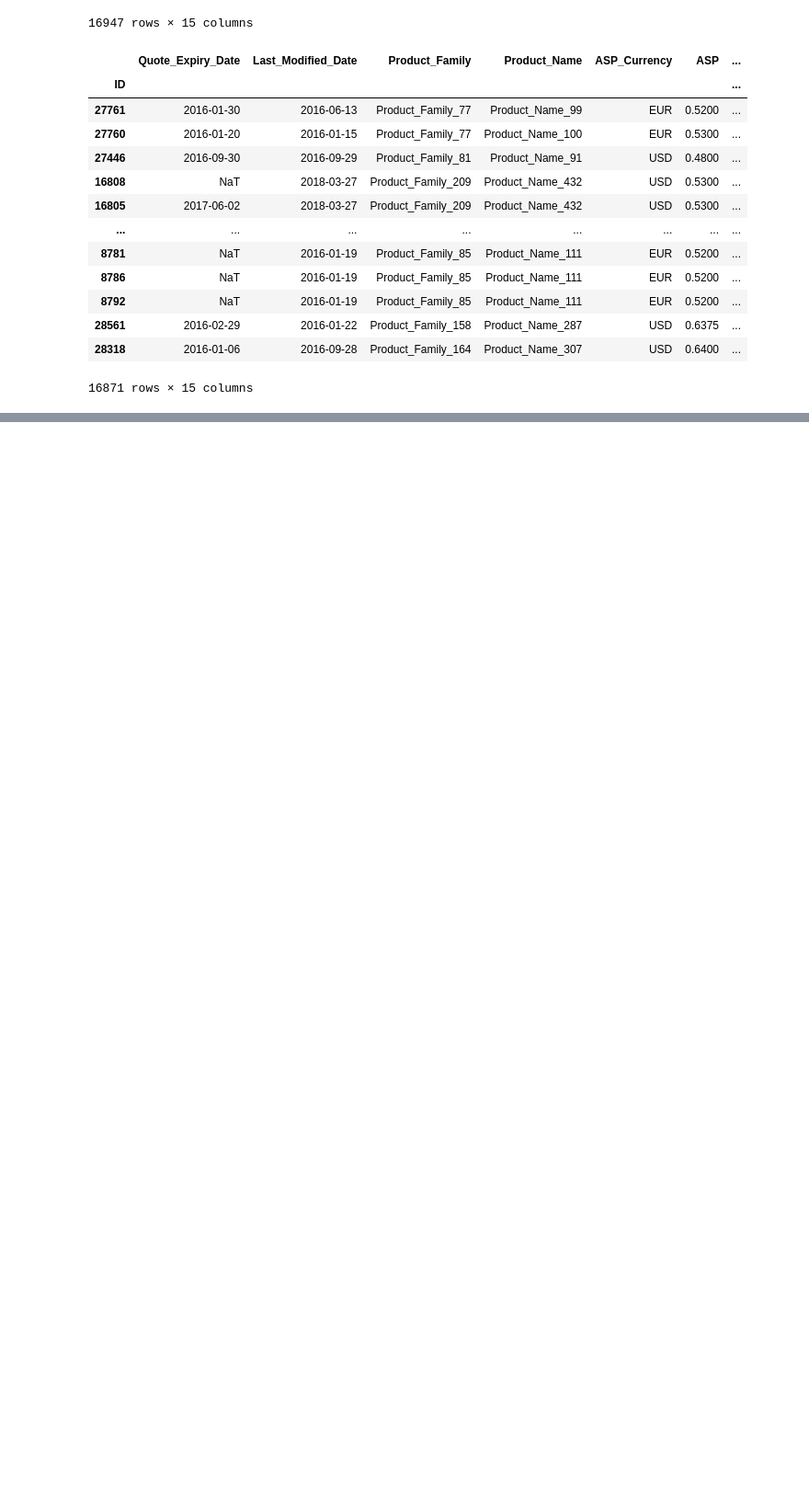
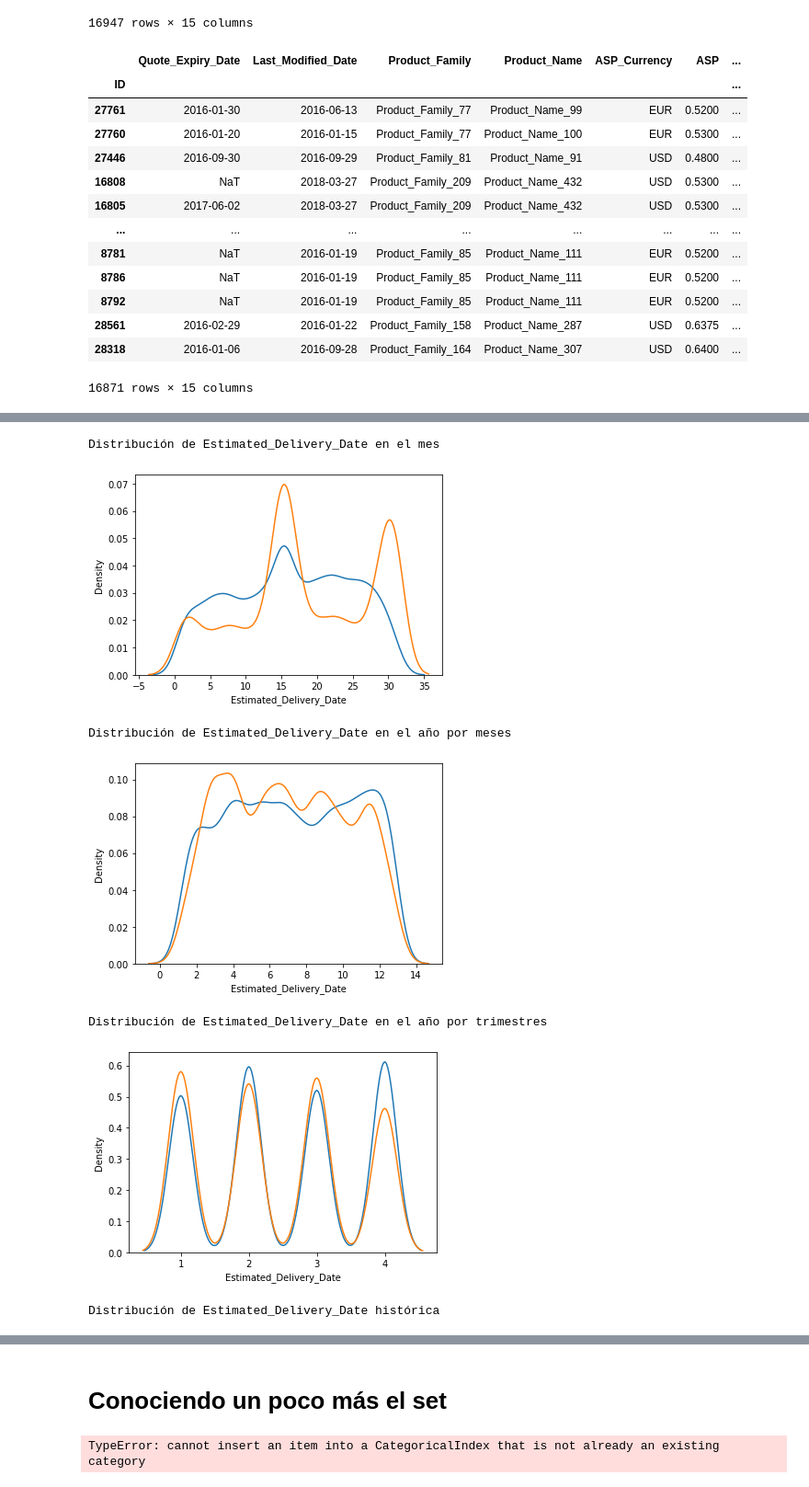
Before and after one commit to fede-alt/datos_2c2020_tp1, a Jupyter notebook: Pruebas/Pruebas_Tomi.ipynb, the cells around one changed output, grey strips where cells are left out. Shown at 92% size. Cells and saved outputs as stored; diff of their text form; code cells hidden in the pictures; blank space fills up the shorter version.

```diff
--- a/Pruebas/Pruebas_Tomi.ipynb
+++ b/Pruebas/Pruebas_Tomi.ipynb
@@ -323 +333,39 @@ Distribución de Closed Won en el año por meses
 ... (4 outputs left out)
+# %%
+# Distribución de los días del mes en que se estima "Delivery_Date"
+
+won = tomi_subset.loc[tomi_subset["Stage"]=="Closed Won","Estimated_Delivery_Date"]
+lost = tomi_subset.loc[tomi_subset["Stage"]=="Closed Lost","Estimated_Delivery_Date"]
+
+print("Distribución de Estimated_Delivery_Date en el mes")
+sns.kdeplot(pd.to_numeric(won.dt.day).dropna())
+sns.kdeplot(pd.to_numeric(lost.dt.day).dropna())
+plt.show()
+
+print("Distribución de Estimated_Delivery_Date en el año por meses")
+data = ( pd.to_numeric(won.dt.month) + pd.to_numeric(won.dt.day)/30).dropna()
+sns.kdeplot(data)
+data = (pd.to_numeric(lost.dt.month) + pd.to_numeric(lost.dt.day)/30).dropna()
+sns.kdeplot(data)
+plt.show()
+
+print("Distribución de Estimated_Delivery_Date en el año por trimestres")
+sns.kdeplot(pd.to_numeric(won.dt.quarter).dropna())
+sns.kdeplot(pd.to_numeric(lost.dt.quarter).dropna())
+
+plt.show()
+
+print("Distribución de Estimated_Delivery_Date histórica")
+data = (pd.to_numeric(won.dt.year) + pd.to_numeric(won.dt.month)/12 + pd.to_numeric(won.dt.day)/365).dropna()
+sns.kdeplot(data)
+data = (pd.to_numeric(lost.dt.year) + pd.to_numeric(lost.dt.month)/12 + pd.to_numeric(lost.dt.day)/365).dropna()
+sns.kdeplot(data)
+plt.show()
+# %% [output]
+Distribución de Estimated_Delivery_Date en el mes
+[figure, added]
+Distribución de Estimated_Delivery_Date en el año por meses
+[figure, added]
+Distribución de Estimated_Delivery_Date en el año por trimestres
+[figure, added]
+Distribución de Estimated_Delivery_Date histórica
@@ -323,0 +373,11 @@ Distribución de Closed Won en el año por meses
+# %% [markdown]
+# Conociendo un poco más el set
+# %%
+grouped = df.groupby("Pricing, Delivery_Terms_Approved").agg({"Stage":"value_counts"}).unstack().reset_index()
+
+new_columns = ["Pricing","Closed Lost", "Closed Won", "Negotiation", "Proposal", "Qualification"]
+
+grouped.columns = new_columns
+grouped
+# %% [output]
+TypeError: cannot insert an item into a CategoricalIndex that is not already an existing category
```
Also changed, not shown: parts of 30 cells of this notebook.
